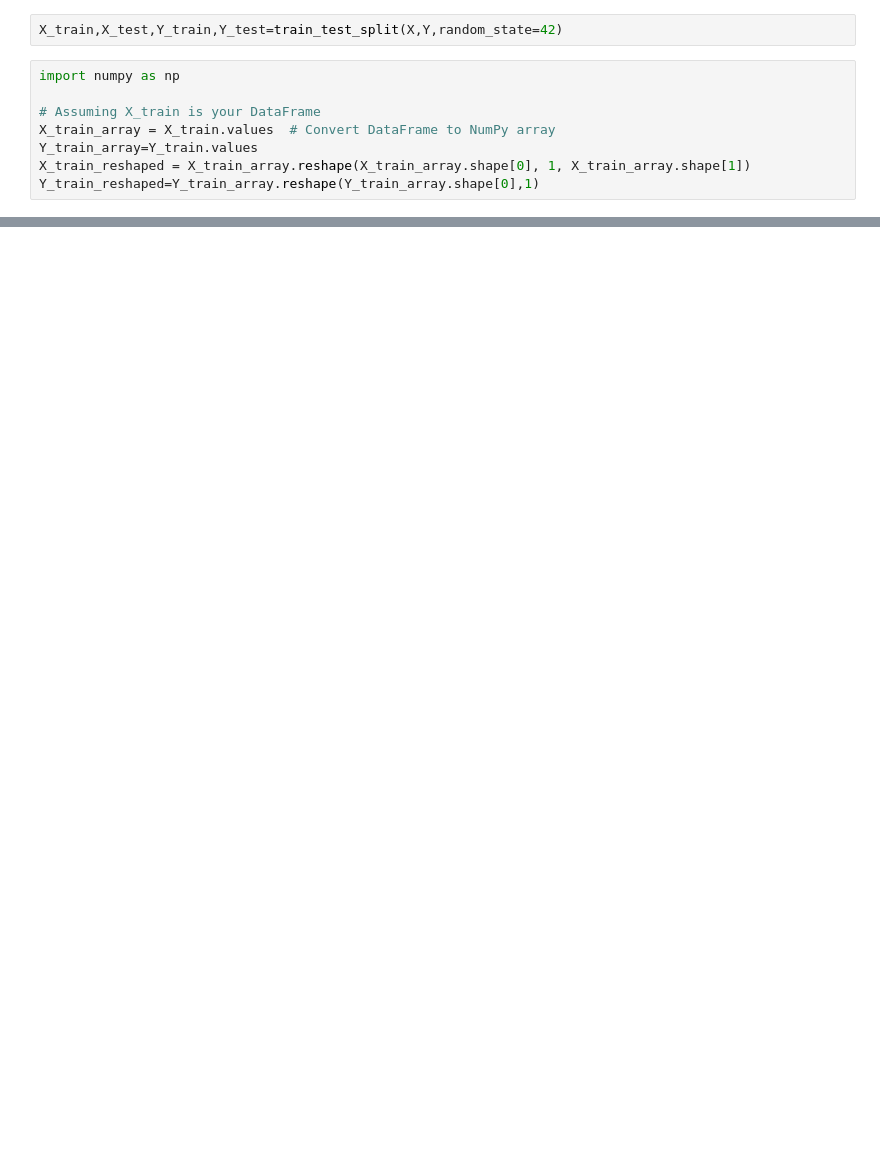
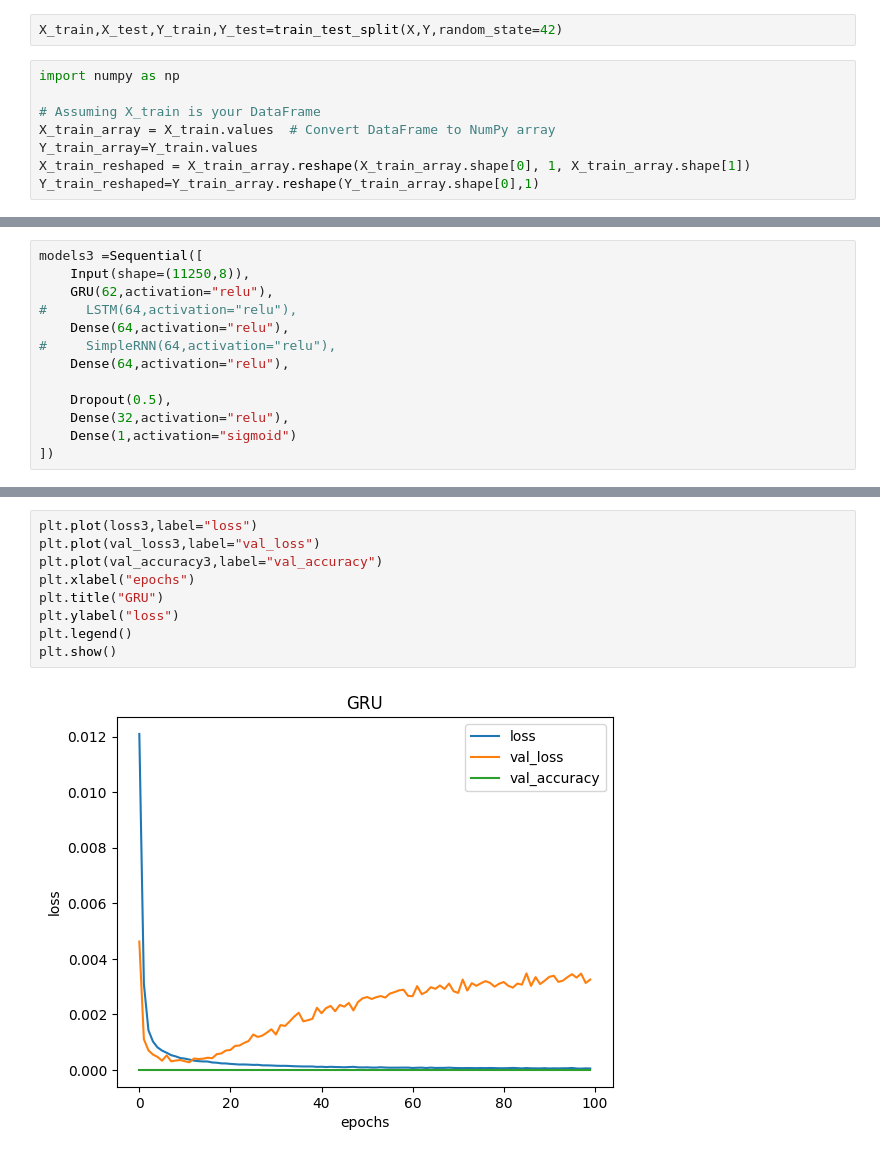
Before and after one commit to Murad460/Data_Science_Projects, a Jupyter notebook: robot-kinamatics.ipynb, the cells around one changed output, grey strips where cells are left out. Drawn from its saved outputs; the diff is of its cells as text; blank space fills up the shorter version.

```diff
--- a/robot-kinamatics.ipynb
+++ b/robot-kinamatics.ipynb
@@ -57,0 +133,13 @@ models =Sequential([
+# %%
+models3 =Sequential([
+    Input(shape=(11250,8)),
+    GRU(62,activation="relu"),
+#     LSTM(64,activation="relu"),
+    Dense(64,activation="relu"),
+#     SimpleRNN(64,activation="relu"),
+    Dense(64,activation="relu"),
+
+    Dropout(0.5),
+    Dense(32,activation="relu"),
+    Dense(1,activation="sigmoid")
+])
@@ -78,0 +250,11 @@ plt.show()
+# %%
+plt.plot(loss3,label="loss")
+plt.plot(val_loss3,label="val_loss")
+plt.plot(val_accuracy3,label="val_accuracy")
+plt.xlabel("epochs")
+plt.title("GRU")
+plt.ylabel("loss")
+plt.legend()
+plt.show()
+# %% [output]
+[figure, added]
```
Also changed, not shown: parts of 31 cells of this notebook.
